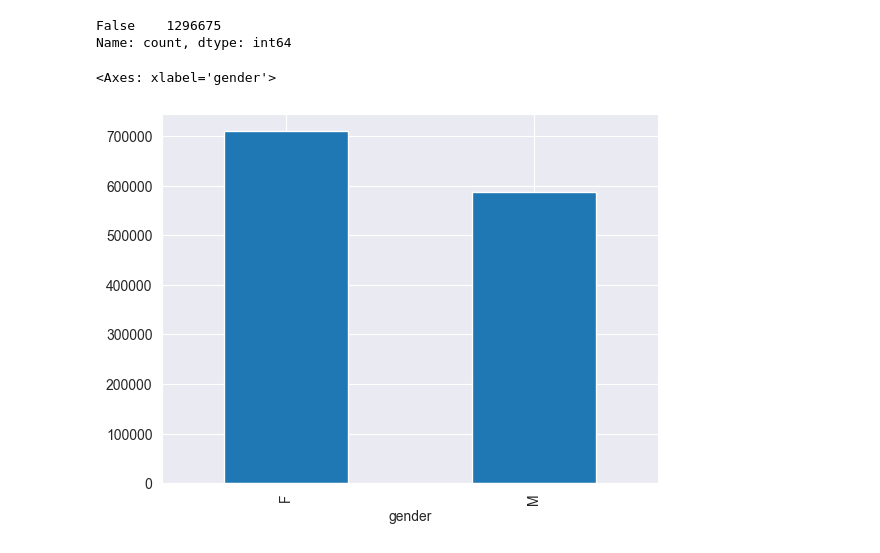
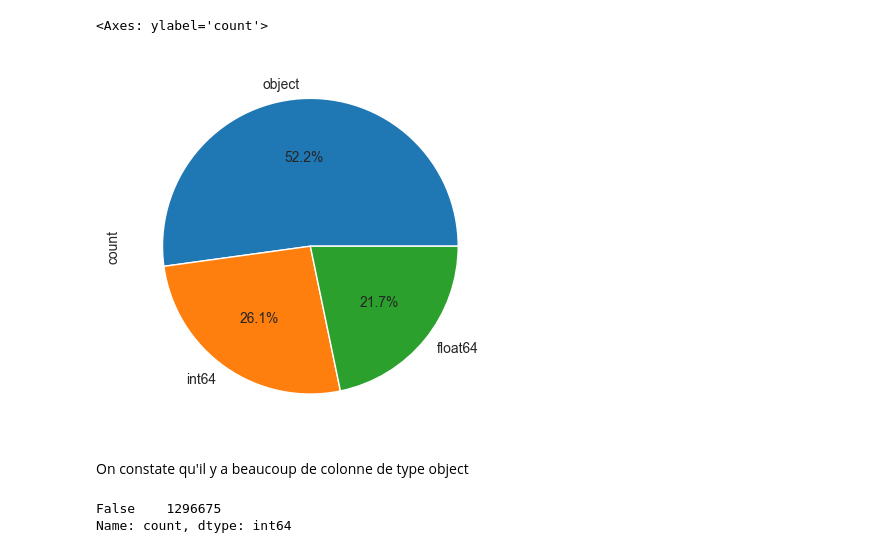
Before and after one commit to S13v3n-2/projet-detection-fraude, a Jupyter notebook: data-science.ipynb, the cells around one changed output. Drawn from its saved outputs; the diff is of its cells as text; code cells hidden in the pictures.

```diff
--- a/data-science.ipynb
+++ b/data-science.ipynb
@@ -41 +58,8 @@ Name: count, dtype: int64
+# %%
+df.dtypes.value_counts().plot.pie(autopct='%1.1f%%')
+# %% [output]
+<Axes: ylabel='count'>
+[figure, added]
+# %% [markdown]
+On constate qu'il y a beaucoup de colonne de type object
 # %%
@@ -43,11 +67,6 @@ df_train.duplicated().value_counts()
 # %% [output]
 False    1296675
 Name: count, dtype: int64
-# %%
-df_train['gender'].value_counts().plot(kind='bar')
-# %% [output]
-<Axes: xlabel='gender'>
-[figure, removed]
 # %%
 df_train.describe(include="all")
 # %% [output]
```
Also changed, not shown: parts of 26 cells of this notebook, 3 other files.
